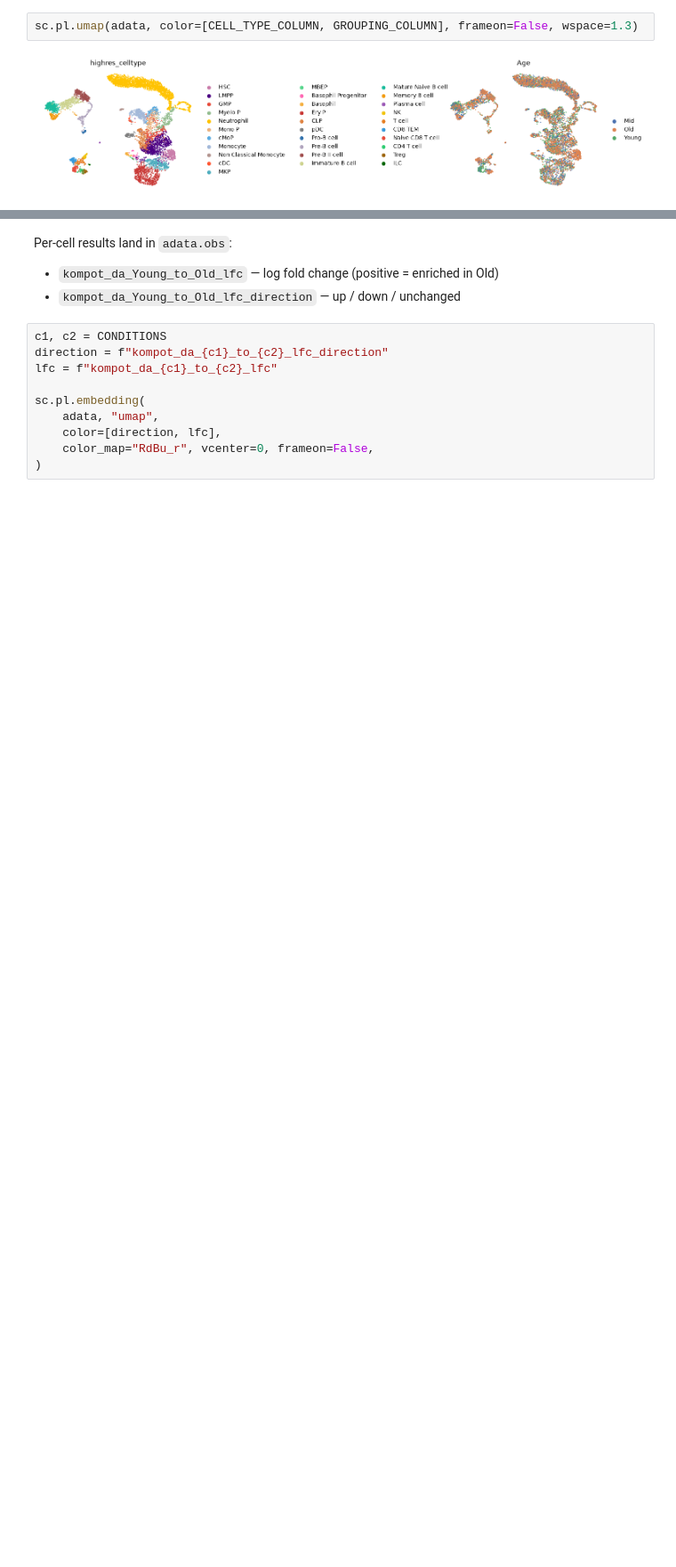
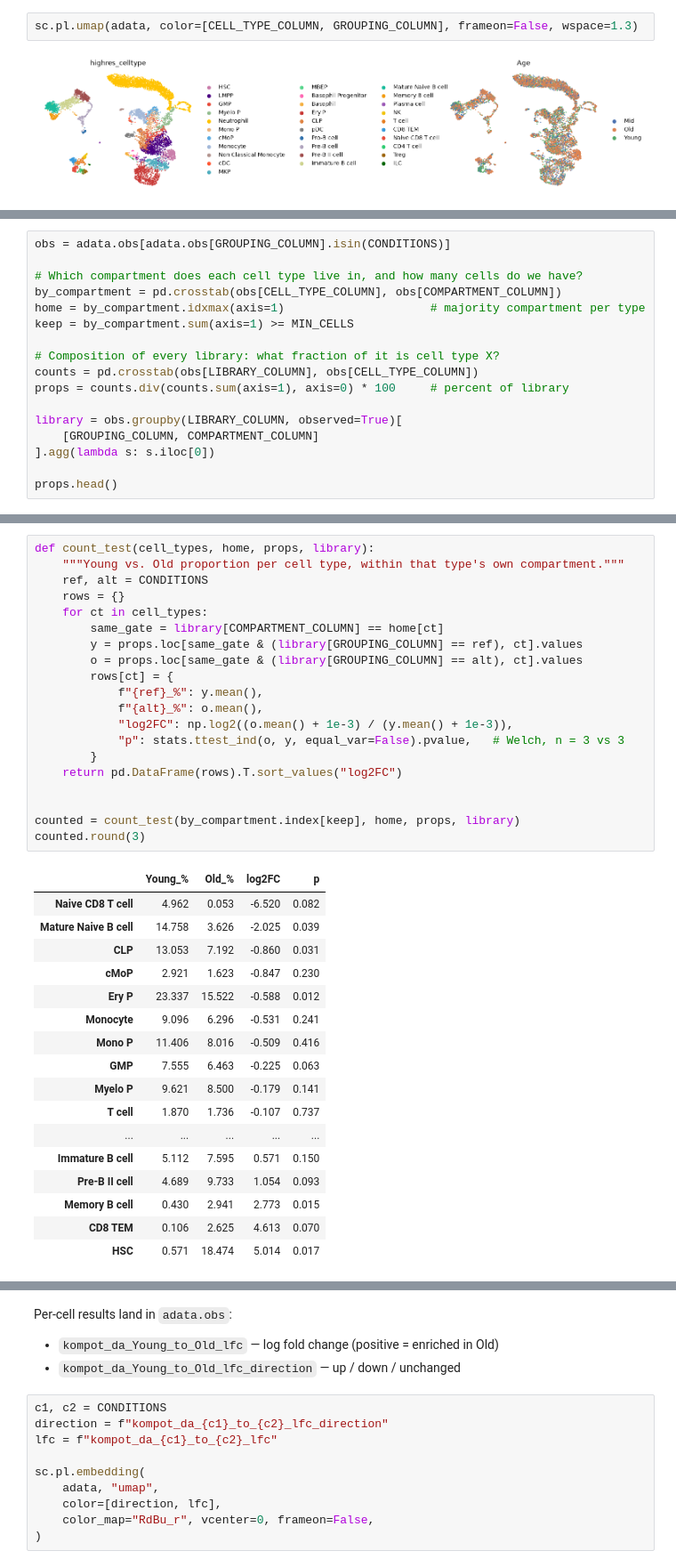
Before and after one commit to settylab/kompot, a Jupyter notebook: examples/04_differential_abundance.ipynb, the cells around one changed output, grey strips where cells are left out. Shown at 89% size. Drawn from its saved outputs; the diff is of its cells as text; blank space fills up the shorter version.

```diff
--- a/examples/04_differential_abundance.ipynb
+++ b/examples/04_differential_abundance.ipynb
@@ -59,0 +102,17 @@ See [`kompot.da`](https://kompot.readthedocs.io/en/latest/simplified.html#kompot
+# %%
+obs = adata.obs[adata.obs[GROUPING_COLUMN].isin(CONDITIONS)]
+
+# Which compartment does each cell type live in, and how many cells do we have?
+by_compartment = pd.crosstab(obs[CELL_TYPE_COLUMN], obs[COMPARTMENT_COLUMN])
+home = by_compartment.idxmax(axis=1)                     # majority compartment per type
+keep = by_compartment.sum(axis=1) >= MIN_CELLS
+
+# Composition of every library: what fraction of it is cell type X?
+counts = pd.crosstab(obs[LIBRARY_COLUMN], obs[CELL_TYPE_COLUMN])
+props = counts.div(counts.sum(axis=1), axis=0) * 100     # percent of library
+
+library = obs.groupby(LIBRARY_COLUMN, observed=True)[
+    [GROUPING_COLUMN, COMPARTMENT_COLUMN]
+].agg(lambda s: s.iloc[0])
+
+props.head()
@@ -59,0 +128,38 @@ See [`kompot.da`](https://kompot.readthedocs.io/en/latest/simplified.html#kompot
+# %%
+def count_test(cell_types, home, props, library):
+    """Young vs. Old proportion per cell type, within that type's own compartment."""
+    ref, alt = CONDITIONS
+    rows = {}
+    for ct in cell_types:
+        same_gate = library[COMPARTMENT_COLUMN] == home[ct]
+        y = props.loc[same_gate & (library[GROUPING_COLUMN] == ref), ct].values
+        o = props.loc[same_gate & (library[GROUPING_COLUMN] == alt), ct].values
+        rows[ct] = {
+            f"{ref}_%": y.mean(),
+            f"{alt}_%": o.mean(),
+            "log2FC": np.log2((o.mean() + 1e-3) / (y.mean() + 1e-3)),
+            "p": stats.ttest_ind(o, y, equal_var=False).pvalue,   # Welch, n = 3 vs 3
+        }
+    return pd.DataFrame(rows).T.sort_values("log2FC")
+
+
+counted = count_test(by_compartment.index[keep], home, props, library)
+counted.round(3)
+# %% [output]
+|  | Young_% | Old_% | log2FC | p |
+| Naive CD8 T cell | 4.962 | 0.053 | -6.520 | 0.082 |
+| Mature Naive B cell | 14.758 | 3.626 | -2.025 | 0.039 |
+| CLP | 13.053 | 7.192 | -0.860 | 0.031 |
+| cMoP | 2.921 | 1.623 | -0.847 | 0.230 |
+| Ery P | 23.337 | 15.522 | -0.588 | 0.012 |
+| Monocyte | 9.096 | 6.296 | -0.531 | 0.241 |
+| Mono P | 11.406 | 8.016 | -0.509 | 0.416 |
+| GMP | 7.555 | 6.463 | -0.225 | 0.063 |
+| Myelo P | 9.621 | 8.500 | -0.179 | 0.141 |
+| T cell | 1.870 | 1.736 | -0.107 | 0.737 |
+| ... | ... | ... | ... | ... |
+| Immature B cell | 5.112 | 7.595 | 0.571 | 0.150 |
+| Pre-B II cell | 4.689 | 9.733 | 1.054 | 0.093 |
+| Memory B cell | 0.430 | 2.941 | 2.773 | 0.015 |
+| CD8 TEM | 0.106 | 2.625 | 4.613 | 0.070 |
+| HSC | 0.571 | 18.474 | 5.014 | 0.017 |
```
Also changed, not shown: parts of 30 cells of this notebook.
